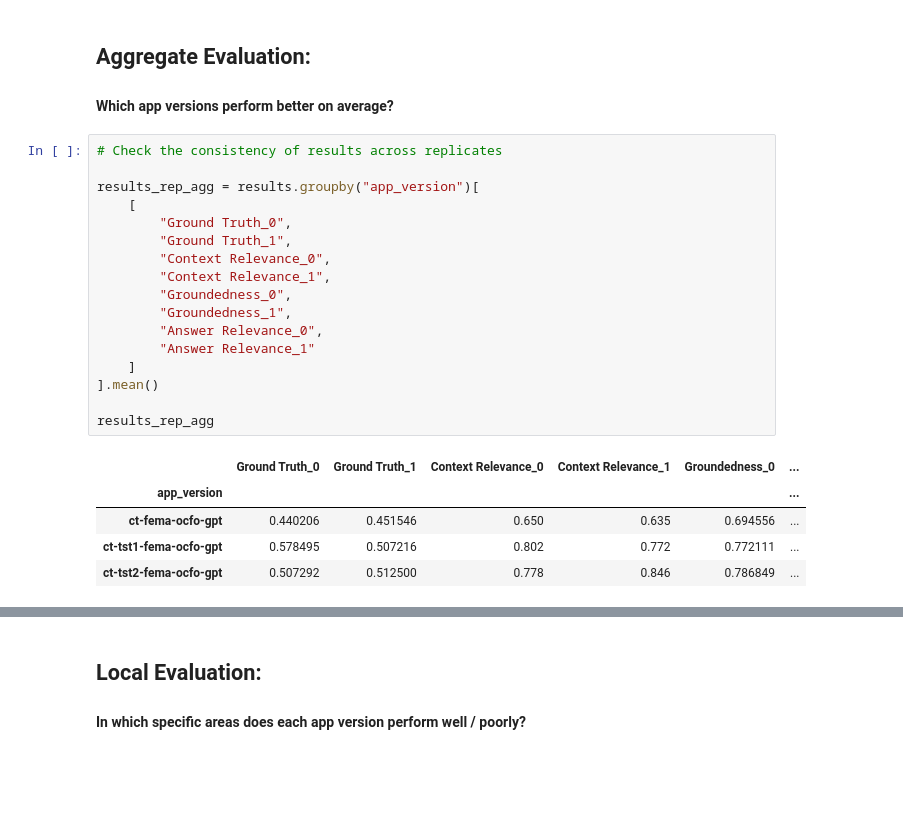
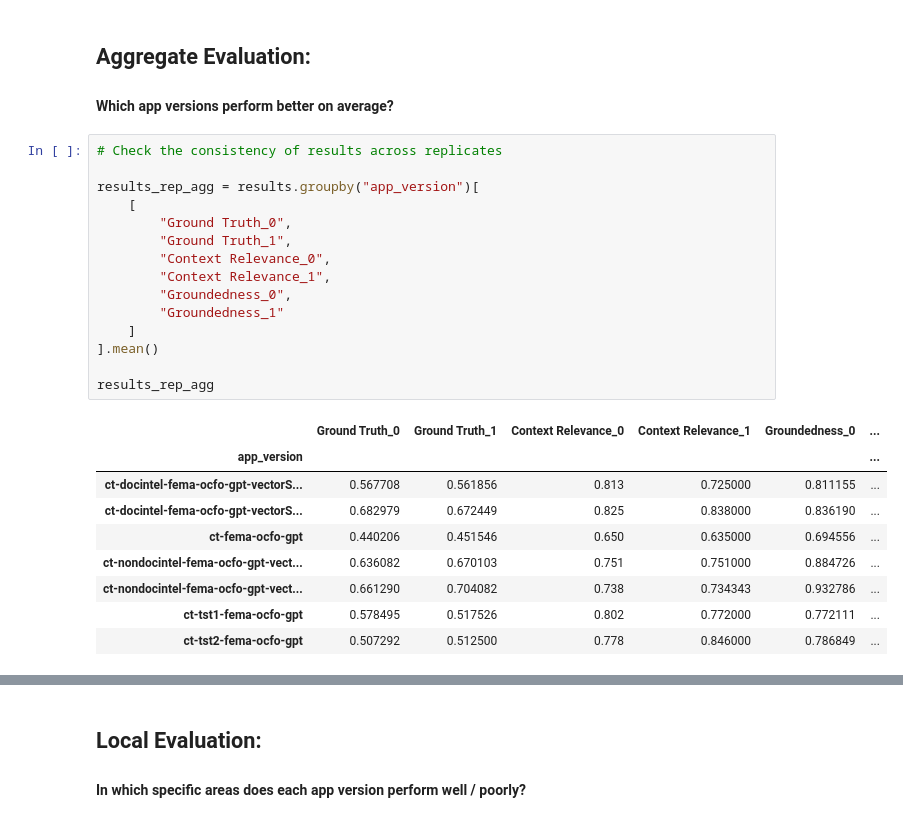
Before and after one commit to ctkraft/sample-app-aoai-chatGPT, a Jupyter notebook: notebooks/experiment_engine/eval_testing.ipynb, the cells around one changed output, grey strips where cells are left out. Cells and saved outputs as stored; diff of their text form; blank space fills up the shorter version.

```diff
--- a/notebooks/experiment_engine/eval_testing.ipynb
+++ b/notebooks/experiment_engine/eval_testing.ipynb
@@ -503,25 +512,27 @@ results = pd.read_csv("trulens_eval_results.csv")
 # %%
 # Check the consistency of results across replicates
 
 results_rep_agg = results.groupby("app_version")[
     [
         "Ground Truth_0",
         "Ground Truth_1",
         "Context Relevance_0",
         "Context Relevance_1",
         "Groundedness_0",
-        "Groundedness_1",
-        "Answer Relevance_0",
-        "Answer Relevance_1"
+        "Groundedness_1"
     ]
 ].mean()
 
 results_rep_agg
 # %% [output]
 |  | Ground Truth_0 | Ground Truth_1 | Context Relevance_0 | Context Relevance_1 | Groundedness_0 | ... |
 | app_version |  |  |  |  |  | ... |
-| ct-fema-ocfo-gpt | 0.440206 | 0.451546 | 0.650 | 0.635 | 0.694556 | ... |
-| ct-tst1-fema-ocfo-gpt | 0.578495 | 0.507216 | 0.802 | 0.772 | 0.772111 | ... |
-| ct-tst2-fema-ocfo-gpt | 0.507292 | 0.512500 | 0.778 | 0.846 | 0.786849 | ... |
+| ct-docintel-fema-ocfo-gpt-vectorS... | 0.567708 | 0.561856 | 0.813 | 0.725000 | 0.811155 | ... |
+| ct-docintel-fema-ocfo-gpt-vectorS... | 0.682979 | 0.672449 | 0.825 | 0.838000 | 0.836190 | ... |
+| ct-fema-ocfo-gpt | 0.440206 | 0.451546 | 0.650 | 0.635000 | 0.694556 | ... |
+| ct-nondocintel-fema-ocfo-gpt-vect... | 0.636082 | 0.670103 | 0.751 | 0.751000 | 0.884726 | ... |
+| ct-nondocintel-fema-ocfo-gpt-vect... | 0.661290 | 0.704082 | 0.738 | 0.734343 | 0.932786 | ... |
+| ct-tst1-fema-ocfo-gpt | 0.578495 | 0.517526 | 0.802 | 0.772000 | 0.772111 | ... |
+| ct-tst2-fema-ocfo-gpt | 0.507292 | 0.512500 | 0.778 | 0.846000 | 0.786849 | ... |
 # %%
 # Check overall results after averaging between replicates
```
Also changed, not shown: parts of 16 cells of this notebook.
